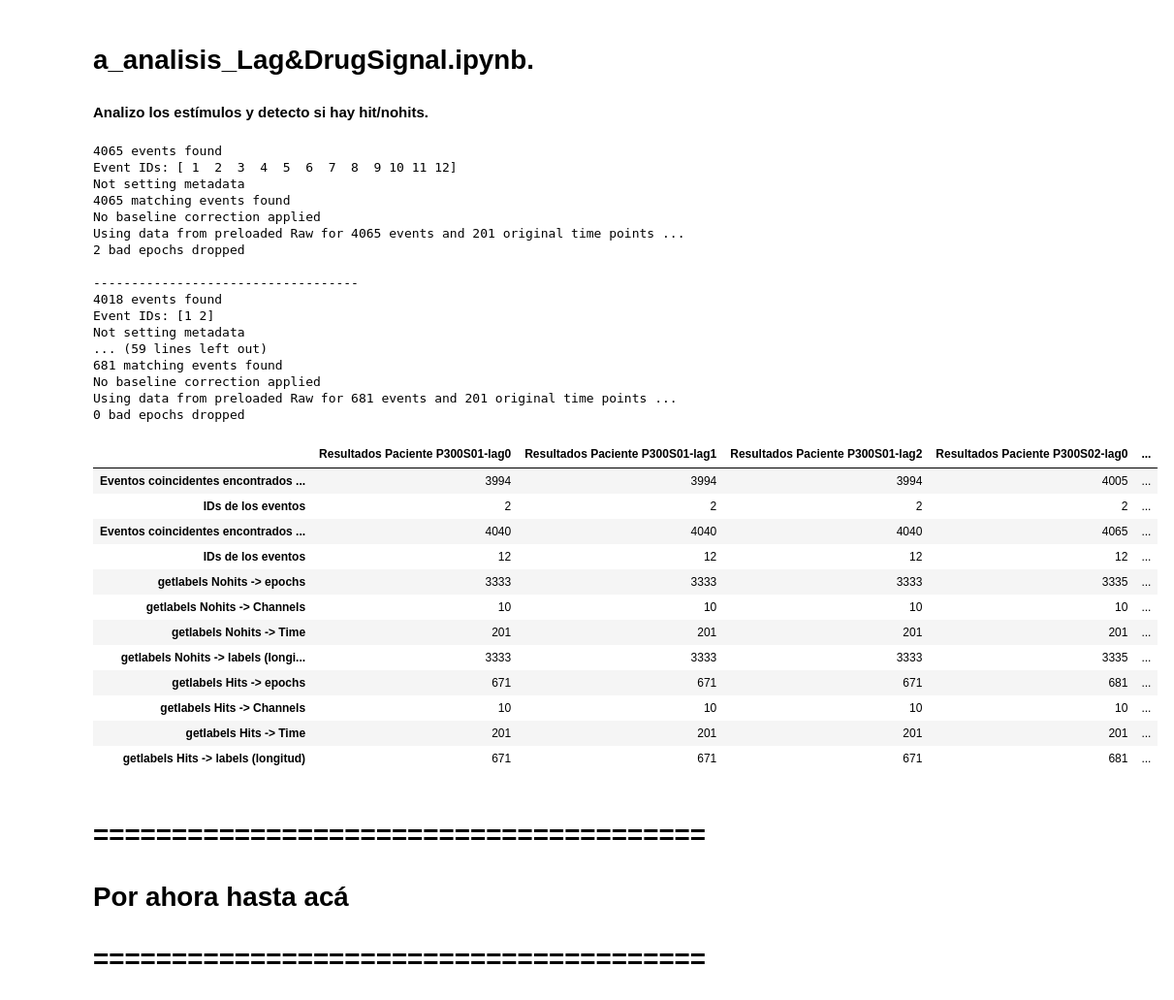
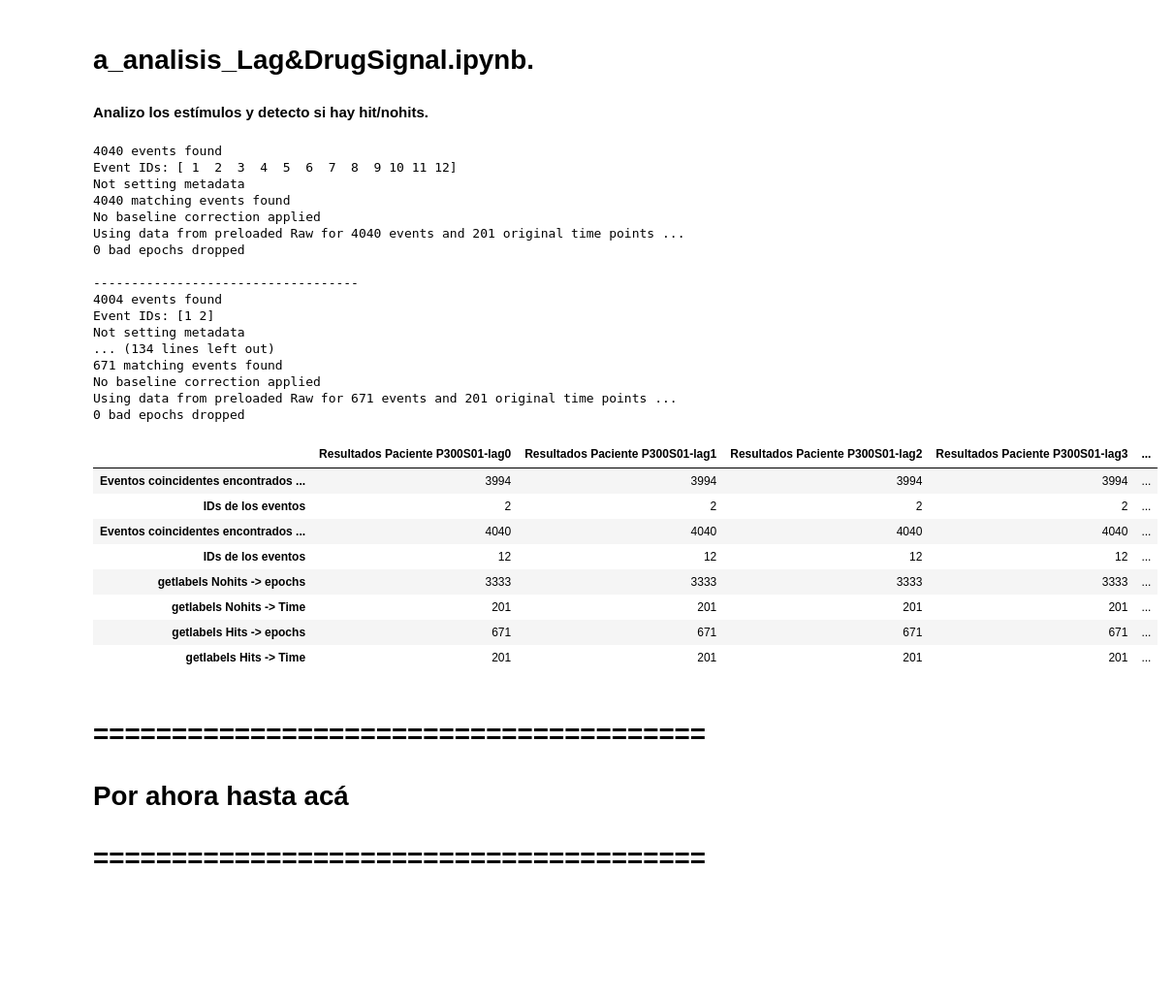
Before and after one commit to alexchavez1980/repo_tesis, a Jupyter notebook: a_analisis_Lag&DrugSignal.ipynb, the cells around one changed output. Shown at 97% size. Cells and saved outputs as stored; diff of their text form; code cells hidden in the pictures; blank space fills up the shorter version.

```diff
--- a/a_analisis_Lag&DrugSignal.ipynb
+++ b/a_analisis_Lag&DrugSignal.ipynb
@@ -26,13 +26,14 @@ erptemplate2 = np.delete( erptemplate2, range(0,256,43),0)
 #-------------------------------------
 # Pacientes para el experimento PASIVO: P300S01,02,03,06. | Pacientes para el experimento ACTIVO: P300S04, 05, 07 y 08.
 # files_path_itba_test = ['./dataset/itba/P300S01.mat', './dataset/itba/P300S02.mat']
-files_path_LagDrugSignal = ['./a_results/P300S02-lag0.csv', './a_results/P300S02-lag1.csv', './a_results/P300S02-lag2.csv']
+files_path_LagDrugSignal = ['./a_results/P300S01-lag0.csv', './a_results/P300S01-lag1.csv', './a_results/P300S01-lag2.csv',
+                            './a_results/P300S01-lag3.csv', './a_results/P300S01-lag4.csv', './a_results/P300S01-lag5.csv']
 #-------------------------------------
 for ii, path in enumerate(files_path_LagDrugSignal):
-    results_mne=f'./a_results/Resultados Paciente P300S02-lag{ii}.csv' # Si necesitás, con cambiar la extensión a.txt es suficiente
+    results_mne=f'./a_results/Resultados Paciente P300S01-lag{ii}.csv' # Si necesitás, con cambiar la extensión a.txt es suficiente
     file_temp=open(results_mne,"w")
-    print(f', Paciente meta_P300S02-lag{ii}', file=file_temp) # COLUMNA0.
-    punto_mat = scipy.io.loadmat('./dataset/itba/P300S02.mat')
+    print(f', Paciente meta_P300S01-lag{ii}', file=file_temp) # COLUMNA0.
+    punto_mat = scipy.io.loadmat('./dataset/itba/P300S01.mat')
     signal = np.loadtxt(path, delimiter=',')
     t_trials = punto_mat['data'][0][0][3]
     t_flash = punto_mat['data'][0][0][4]
@@ -127,9 +128,9 @@ for ii, path in enumerate(files_path_LagDrugSignal):
     epochs, labels = getlabels(eeg, eeg, {'first':1}) # -> {'first':1}: Nohits.
     # Tupla de tres valores: epochs.get_data().shape . Tomo uno por uno
     print(f'getlabels Nohits -> epochs, {(epochs.get_data().shape)[0]}', file=file_temp)
-    print(f'getlabels Nohits -> Channels, {(epochs.get_data().shape)[1]}', file=file_temp)
+    # print(f'getlabels Nohits -> Channels, {(epochs.get_data().shape)[1]}', file=file_temp)
     print(f'getlabels Nohits -> Time, {(epochs.get_data().shape)[2]}', file=file_temp)
-    print(f'getlabels Nohits -> labels (longitud), {len(labels)}', file=file_temp)
+    # print(f'getlabels Nohits -> labels (longitud), {len(labels)}', file=file_temp)
     # epocked: Objeto de tipo <class 'mne.evoked.EvokedArray'>.
     # En epocked.data puedo sacar info pero por ahora no hay nada.
     # El profesor lo usa para visualizar: evoked.plot(). De acá se pueden sacar segmentos promedio.
@@ -137,58 +138,54 @@ for ii, path in enumerate(files_path_LagDrugSignal):
     #-------------------------------------
     epochs, labels = getlabels(eeg, eeg, {'second':2}) # -> {'second':2}: Hits.
     print(f'getlabels Hits -> epochs, {(epochs.get_data().shape)[0]}', file=file_temp)
-    print(f'getlabels Hits -> Channels, {(epochs.get_data().shape)[1]}', file=file_temp)
+    # print(f'getlabels Hits -> Channels, {(epochs.get_data().shape)[1]}', file=file_temp)
     print(f'getlabels Hits -> Time, {(epochs.get_data().shape)[2]}', file=file_temp)
-    print(f'getlabels Hits -> labels (longitud), {len(labels)}', file=file_temp)
+    # print(f'getlabels Hits -> labels (longitud), {len(labels)}', file=file_temp)
     epocked = epochs.average()
     #-------------------------------------
     file_temp.close()
     #-------------------------------------
 path2 = './a_results/'
 columns_list = []
 
 for filename in os.listdir(path2):
     if filename.startswith('Resultados Paciente') and filename.endswith('.csv'):
         df = pd.read_csv(os.path.join(path2, filename), delimiter=',')
         columns_list.append(df.iloc[:, 1])
 
 resultados = pd.concat(columns_list, axis=1)
 resultados.columns = [filename[:-4] for filename in os.listdir(path2) if filename.startswith('Resultados Paciente') and filename.endswith('.csv')]
-df1 = pd.read_csv('./a_results/Resultados Paciente P300S02-lag0.csv', index_col=0)
+df1 = pd.read_csv('./a_results/Resultados Paciente P300S01-lag0.csv', index_col=0)
 resultados.set_index(df1.index, inplace=True)
 resultados.to_csv('./a_results/compilado_resultados.csv', index=False)
 resultados
 # %% [output]
-4065 events found
+4040 events found
 Event IDs: [ 1  2  3  4  5  6  7  8  9 10 11 12]
 Not setting metadata
-4065 matching events found
+4040 matching events found
 No baseline correction applied
-Using data from preloaded Raw for 4065 events and 201 original time points ...
-2 bad epochs dropped
+Using data from preloaded Raw for 4040 events and 201 original time points ...
+0 bad epochs dropped
 
 -----------------------------------
-4018 events found
+4004 events found
 Event IDs: [1 2]
 Not setting metadata
-... (59 lines left out)
-681 matching events found
+... (134 lines left out)
+671 matching events found
 No baseline correction applied
-Using data from preloaded Raw for 681 events and 201 original time points ...
+Using data from preloaded Raw for 671 events and 201 original time points ...
 0 bad epochs dropped
-|  | Resultados Paciente P300S01-lag0 | Resultados Paciente P300S01-lag1 | Resultados Paciente P300S01-lag2 | Resultados Paciente P300S02-lag0 | ... |
-| Eventos coincidentes encontrados ... | 3994 | 3994 | 3994 | 4005 | ... |
+|  | Resultados Paciente P300S01-lag0 | Resultados Paciente P300S01-lag1 | Resultados Paciente P300S01-lag2 | Resultados Paciente P300S01-lag3 | ... |
+| Eventos coincidentes encontrados ... | 3994 | 3994 | 3994 | 3994 | ... |
 | IDs de los eventos | 2 | 2 | 2 | 2 | ... |
-| Eventos coincidentes encontrados ... | 4040 | 4040 | 4040 | 4065 | ... |
+| Eventos coincidentes encontrados ... | 4040 | 4040 | 4040 | 4040 | ... |
 | IDs de los eventos | 12 | 12 | 12 | 12 | ... |
-| getlabels Nohits -> epochs | 3333 | 3333 | 3333 | 3335 | ... |
-| getlabels Nohits -> Channels | 10 | 10 | 10 | 10 | ... |
+| getlabels Nohits -> epochs | 3333 | 3333 | 3333 | 3333 | ... |
 | getlabels Nohits -> Time | 201 | 201 | 201 | 201 | ... |
-| getlabels Nohits -> labels (longi... | 3333 | 3333 | 3333 | 3335 | ... |
-| getlabels Hits -> epochs | 671 | 671 | 671 | 681 | ... |
-| getlabels Hits -> Channels | 10 | 10 | 10 | 10 | ... |
+| getlabels Hits -> epochs | 671 | 671 | 671 | 671 | ... |
 | getlabels Hits -> Time | 201 | 201 | 201 | 201 | ... |
-| getlabels Hits -> labels (longitud) | 671 | 671 | 671 | 681 | ... |
 # %% [markdown]
 # =======================================
 # Por ahora hasta acá
```
Also changed, not shown: 20 other files.
